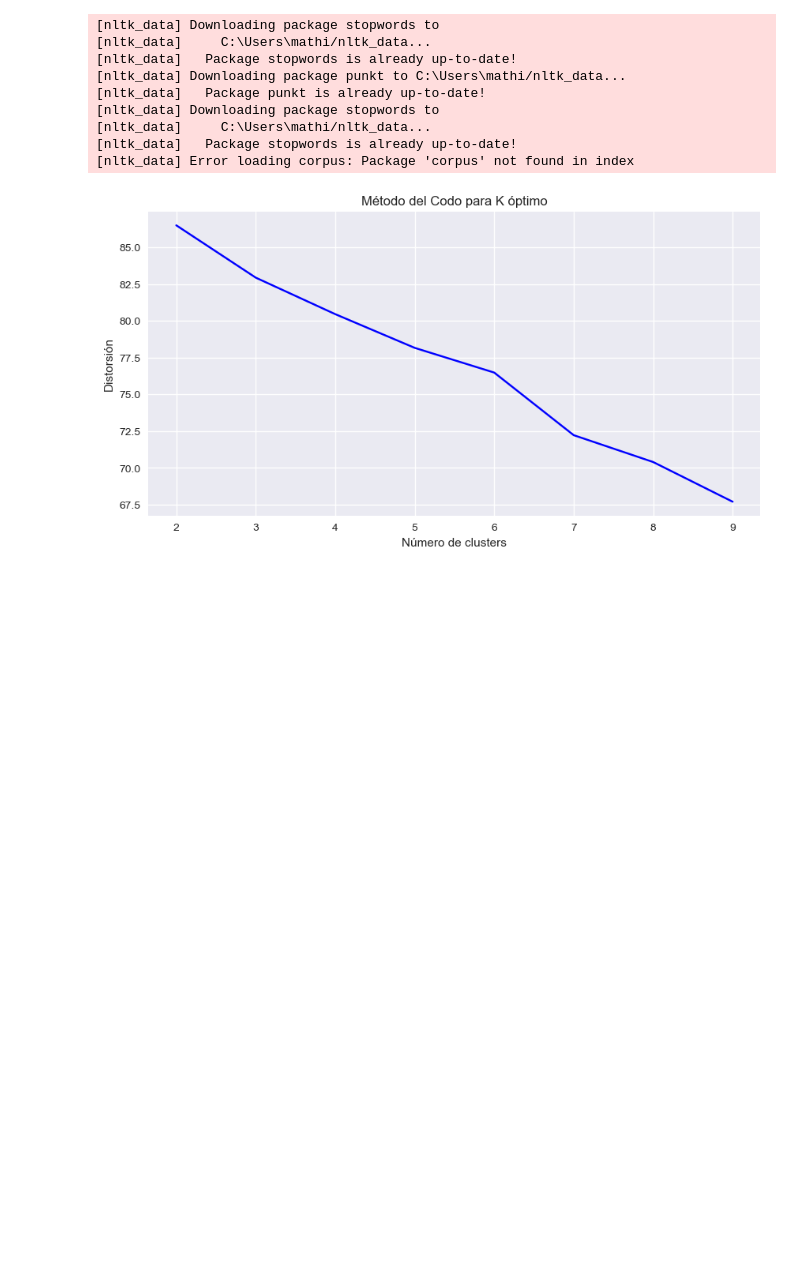
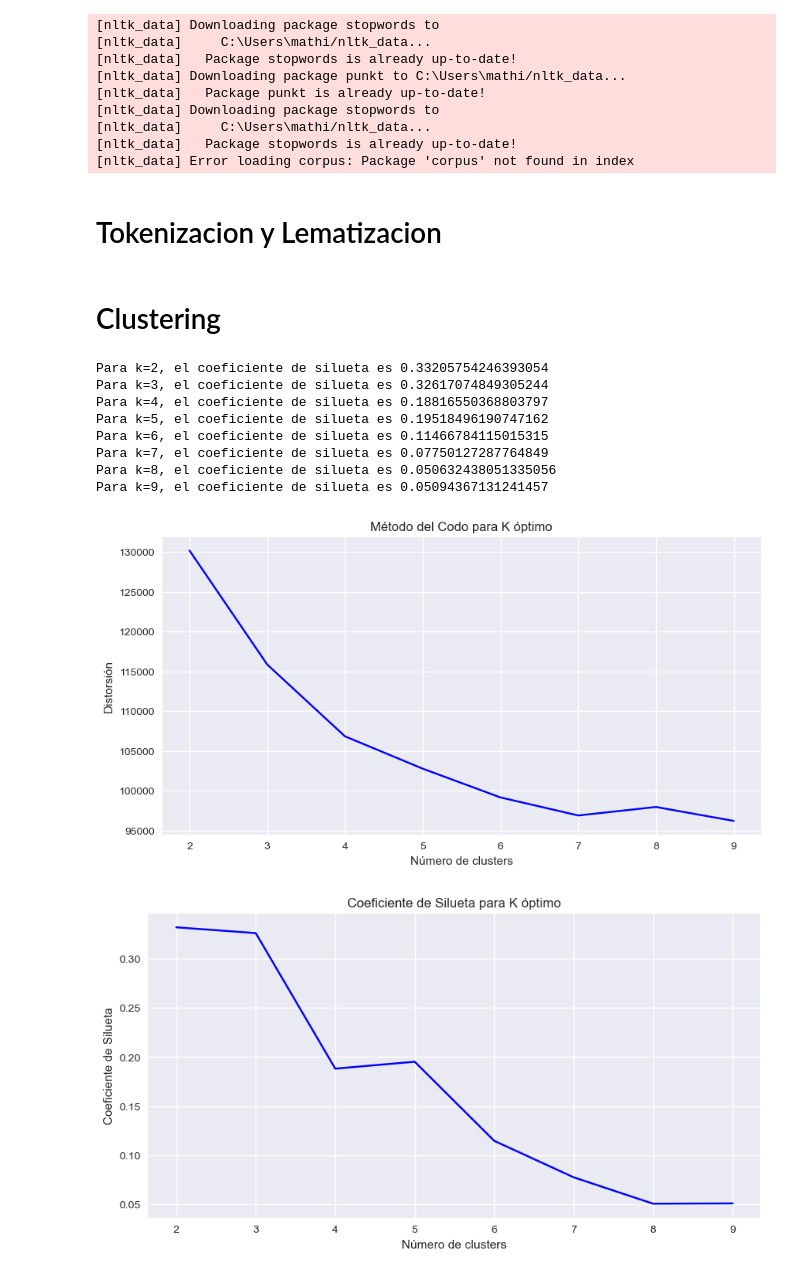
Before and after one commit to Giorgio6846/CC219-TP-TF-2024-2, a Jupyter notebook: code/modelsFinal.ipynb, the cells around one changed output. Drawn from its saved outputs; the diff is of its cells as text; code cells hidden in the pictures; blank space fills up the shorter version.

Commit message:
mejora clustering

```diff
--- a/code/modelsFinal.ipynb
+++ b/code/modelsFinal.ipynb
@@ -51,6 +56,9 @@ subreddit_data = pd.read_csv('../data/subreddit_data.csv')
 posts_data = pd.read_csv('../data/posts_data.csv')
 subreddit_data = subreddit_data.fillna("")
 posts_data = posts_data.fillna("")
+combined_data = posts_data.merge(subreddit_data, on='subreddit_id', how='left')
+# %% [markdown]
+# Tokenizacion y Lematizacion
 # %%
 class RedditTextProcessor:
     def __init__(self):
@@ -91,36 +87,74 @@ processed_text['combined_text'] = processed_text['combined_text'].fillna("")
+# %%
+textProcessor = RedditTextProcessor()
+processed_data = textProcessor.process_dataframe(combined_data)
+# %% [markdown]
+# Clustering
 # %%
 class RedditClustering:
-    def __init__(self, corpus):
+    def __init__(self, processed_data):
         #Transformacion de texto a valor numerica para procesar datos
-        self.vectorizer = TfidfVectorizer(max_df=0.5, min_df=5, stop_words='english')
-        self.tfidf_matrix = self.vectorizer.fit_transform(corpus)
+        self.vectorizer_title = TfidfVectorizer(max_df=0.5, min_df=5, stop_words='english')
+        self.vectorizer_subreddit = TfidfVectorizer(max_df=0.5, min_df=5, stop_words='english')
+        self.vectorizer_description = TfidfVectorizer(max_df=0.5, min_df=5, stop_words='english')
+
+        tfidf_title = self.vectorizer_title.fit_transform(processed_data['titlePost'])
+        tfidf_subreddit = self.vectorizer_subreddit.fit_transform(processed_data['tittleSubreddit'])
+        tfidf_description = self.vectorizer_description.fit_transform(processed_data['descriptionReddit'])
+
+        combined_tfidf = hstack([tfidf_title, tfidf_subreddit, tfidf_description])
+
+        post_numeric_features  = StandardScaler().fit_transform(processed_data[['upVotes', 'scorePost', 'commentsPost']])
+        self.combined_features = hstack([combined_tfidf, post_numeric_features])
+
 
     def get_k_values(self):
         distortions = []
+        silhouette_scores = []
         K = range(2, 10)
         for k in K:
             kmeans_model = KMeans(n_clusters=k, random_state=42)
-            kmeans_model.fit(self.tfidf_matrix)
+            kmeans_model.fit(self.combined_features)
             distortions.append(kmeans_model.inertia_)
+            silhouette_avg = silhouette_score(self.combined_features, kmeans_model.labels_)
+            silhouette_scores.append(silhouette_avg)
+            print(f"Para k={k}, el coeficiente de silueta es {silhouette_avg}")
 
         # Visualización del método del codo
         plt.figure(figsize=(10, 5))
         plt.plot(K, distortions, 'bx-')
         plt.xlabel('Número de clusters')
         plt.ylabel('Distorsión')
         plt.title('Método del Codo para K óptimo')
         plt.show()
 
+        # Visualización del coeficiente de silueta
+        plt.figure(figsize=(10, 5))
+        plt.plot(K, silhouette_scores, 'bx-')
+        plt.xlabel('Número de clusters')
+        plt.ylabel('Coeficiente de Silueta')
+        plt.title('Coeficiente de Silueta para K óptimo')
+        plt.show()
+
     def apply_kmeans(self, k, df):
         kmeans = KMeans(n_clusters=k, random_state=42)
-        kmeans.fit(self.tfidf_matrix)
+        kmeans.fit(self.combined_features)
         clusters = kmeans.labels_
         df['Cluster'] = clusters
+        score = silhouette_score(self.combined_features, clusters)
+        print("Silhouette Score para clusters:", score)
         return df
 
 
-clustering = RedditClustering(processed_text['combined_text'])
+clustering = RedditClustering(processed_data)
 clustering.get_k_values()
-processed_text = clustering.apply_kmeans(5, processed_text)
 # %% [output]
+Para k=2, el coeficiente de silueta es 0.33205754246393054
+Para k=3, el coeficiente de silueta es 0.32617074849305244
+Para k=4, el coeficiente de silueta es 0.18816550368803797
+Para k=5, el coeficiente de silueta es 0.19518496190747162
+Para k=6, el coeficiente de silueta es 0.11466784115015315
+Para k=7, el coeficiente de silueta es 0.07750127287764849
+Para k=8, el coeficiente de silueta es 0.050632438051335056
+Para k=9, el coeficiente de silueta es 0.05094367131241457
-[figure, old version]
+[figure, new version]
+[figure, added]
```
Also changed, not shown: parts of 4 cells of this notebook.
